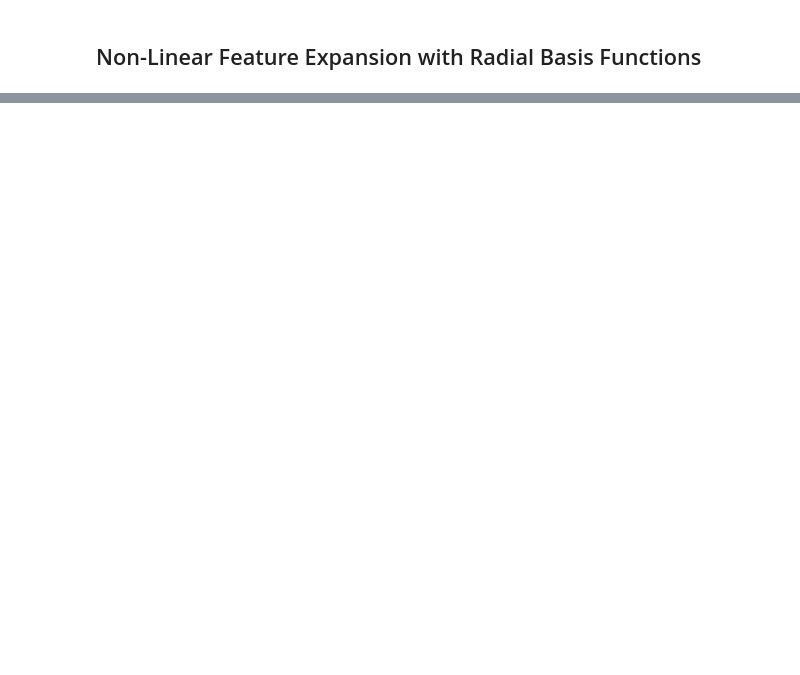
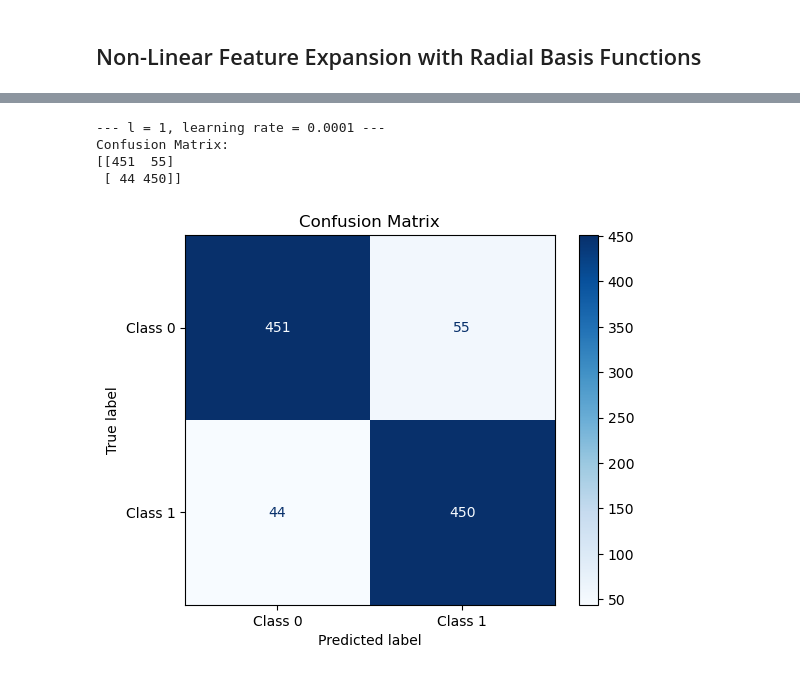
Before and after one commit to OliverJiang2025/cambridge-part-iia, a Jupyter notebook: 3F8_lab/coursework.ipynb, the cells around one changed output, grey strips where cells are left out. Saved outputs shown, nothing was run; the diff lists cells and outputs as text; code cells hidden in the pictures; blank space fills up the shorter version.

```diff
--- a/3F8_lab/coursework.ipynb
+++ b/3F8_lab/coursework.ipynb
@@ -319,0 +360,30 @@ plot_predictive_distribution(X, y, w, lambda x : evaluate_basis_functions(l, x,
+# %%
+# Print the confusion matrix
+from sklearn.metrics import confusion_matrix, ConfusionMatrixDisplay
+
+
+def output_confusion_matrix(X, y, w, map_inputs = lambda x : x):
+    X_mapped = map_inputs(X)
+    X_tilde = get_x_tilde(X_mapped)
+
+    y_probs = predict(X_tilde, w)
+
+    y_pred = (y_probs >= 0.5).astype(int)
+
+    cm = confusion_matrix(y, y_pred)
+
+    print("Confusion Matrix:")
+    print(cm)
+
+    disp = ConfusionMatrixDisplay(confusion_matrix=cm, display_labels=['Class 0', 'Class 1'])
+    disp.plot(cmap=plt.cm.Blues)
+    plt.title("Confusion Matrix")
+    plt.show()
+print(f'--- l = {l}, learning rate = {alpha} ---')
+output_confusion_matrix(X, y, w, map_inputs= lambda x : evaluate_basis_functions(l, x, X_train))
+# %% [output]
+--- l = 1, learning rate = 0.0001 ---
+Confusion Matrix:
+[[451  55]
+ [ 44 450]]
+[figure, added]
```
Also changed, not shown: parts of 9 cells of this notebook, 8 other files.
